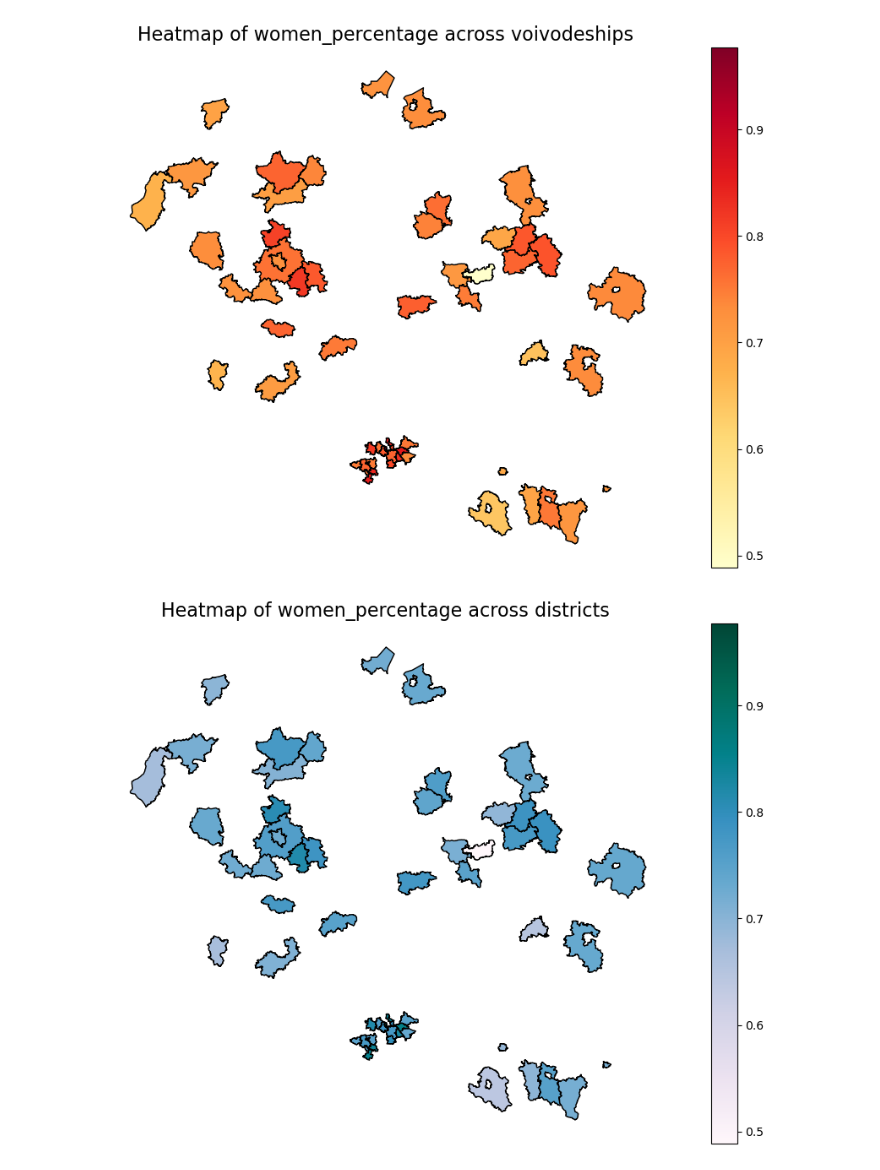
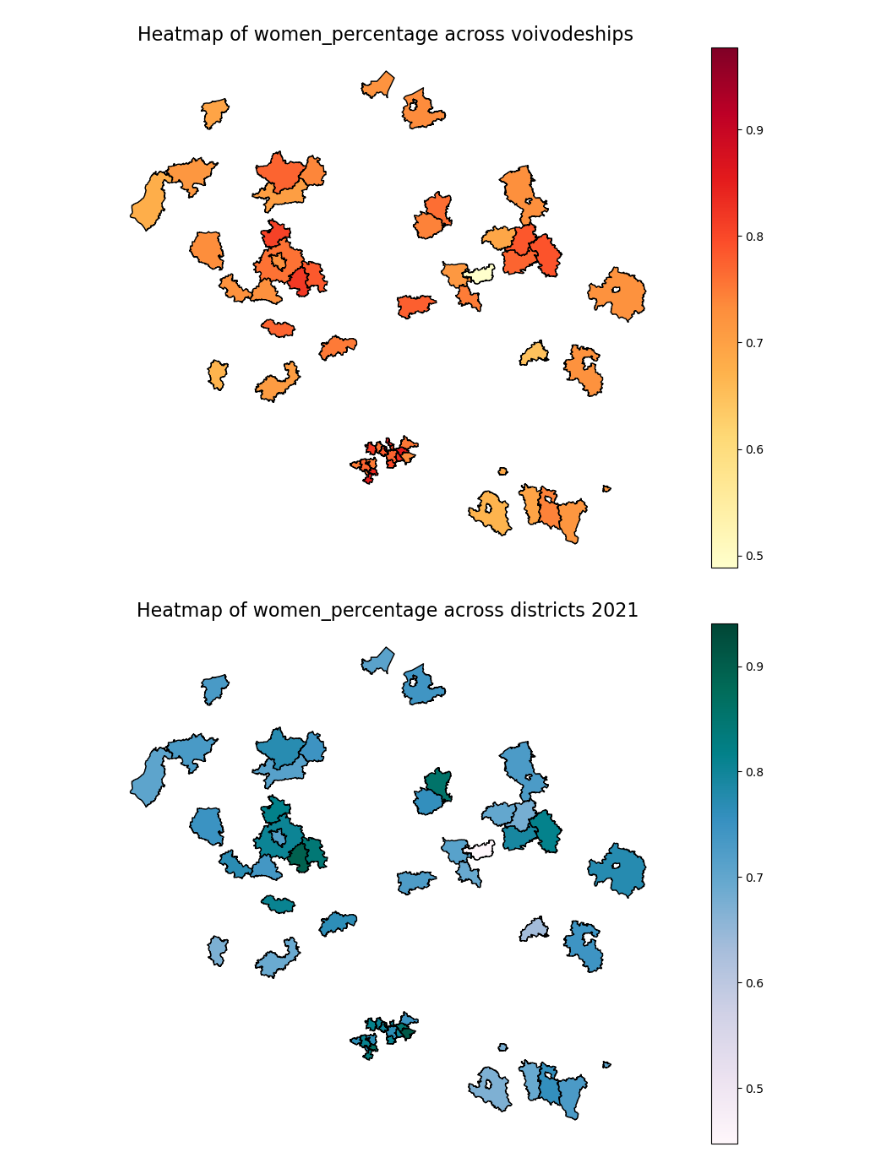
Before and after one commit to BERENZ/2024-mgr-sluzba-cywilna, a Jupyter notebook: Python/Code/maps_and_bdl_merge.ipynb, the cells around one changed output. Cells and saved outputs as stored; diff of their text form; code cells hidden in the pictures.

Commit message:
fixed bdl merge :)

```diff
--- a/Python/Code/maps_and_bdl_merge.ipynb
+++ b/Python/Code/maps_and_bdl_merge.ipynb
@@ -258,5 +268,4 @@ for key, value in columns_to_rename.items():
     merged_bdl.rename(columns={key: value}, inplace=True)
 # %%
 # Dropping duplicates.
-merged_bdl.drop_duplicates(subset=["ad_id"], inplace=True)
-len(merged_bdl)
+merged_bdl.drop_duplicates(subset=["ad_id", "year", "district", "voivodeship"], inplace=True)
@@ -271,26 +278,37 @@ merged_bdl['year'] = merged_bdl['year'].astype(int)
 for i in range(len(bdl_dfs_list)):
     bdl_dfs_list[i]['Kod'] = bdl_dfs_list[i]['Kod'].astype(str)
 
+    mask_whole_country = (bdl_dfs_list[i]['Kod'].str[0] == "0")
+    mask_whole_voivodeships = ((bdl_dfs_list[i]['Kod'].str[1] == "0") & (bdl_dfs_list[i]['Kod'].str[2] == "0"))
+
+    bdl_dfs_list[i] = bdl_dfs_list[i][~mask_whole_country]
+    bdl_dfs_list[i] = bdl_dfs_list[i][~mask_whole_voivodeships]
+
+    # For single-digit voivodeships, the code's length is 6.
+    mask_length_6 = (bdl_dfs_list[i]['Kod'].str.len() == 6)
+    mask_length_7 = (bdl_dfs_list[i]['Kod'].str.len() == 7)
+
     # Single-digits districts include 0 and we want to remove it (e.g. '07' instead of '7').
-    mask_1 = (bdl_dfs_list[i]['Kod'].str[2] == "0")
-    mask_2 = (bdl_dfs_list[i]['Kod'].str[2] != "0")
-    # Dropping rows where length of the code is different than 6.
-    mask_3 = (bdl_dfs_list[i]['Kod'].str.len() != 6)
+    mask_district_single_digit_length_6 = ((bdl_dfs_list[i]['Kod'].str[1] == "0") & mask_length_6)
+    mask_district_non_single_digit_length_6 = ((bdl_dfs_list[i]['Kod'].str[1] != "0") & mask_length_6)
+    mask_district_single_length_7 = ((bdl_dfs_list[i]['Kod'].str[2] == "0") & mask_length_7)
+    mask_district_non_single_length_7 = ((bdl_dfs_list[i]['Kod'].str[2] != "0") & mask_length_7)
 
-    bdl_dfs_list[i] = bdl_dfs_list[i][~mask_3]
-    bdl_dfs_list[i].loc[mask_1, 'district'] = bdl_dfs_list[i].loc[mask_1, 'Kod'].str[3:4]
-    bdl_dfs_list[i].loc[mask_2, 'district'] = bdl_dfs_list[i].loc[mask_2, 'Kod'].str[2:4]
+    # Districts.
+    bdl_dfs_list[i].loc[mask_district_single_digit_length_6, 'district'] = bdl_dfs_list[i].loc[mask_district_single_digit_length_6, 'Kod'].str[2:3]
+    bdl_dfs_list[i].loc[mask_district_non_single_digit_length_6, 'district'] = bdl_dfs_list[i].loc[mask_district_non_single_digit_length_6, 'Kod'].str[1:3]
+    bdl_dfs_list[i].loc[mask_district_single_length_7, 'district'] = bdl_dfs_list[i].loc[mask_district_single_length_7, 'Kod'].str[3:4]
+    bdl_dfs_list[i].loc[mask_district_non_single_length_7, 'district'] = bdl_dfs_list[i].loc[mask_district_non_single_length_7, 'Kod'].str[2:4]
+
     # Voivodeships.
-    bdl_dfs_list[i]["voivodeship"] = bdl_dfs_list[i]["Kod"].str[0:2]
+    bdl_dfs_list[i].loc[mask_length_6, 'voivodeship'] = bdl_dfs_list[i].loc[mask_length_6, 'Kod'].str[0:1]
+    bdl_dfs_list[i].loc[mask_length_7, 'voivodeship'] = bdl_dfs_list[i].loc[mask_length_7, 'Kod'].str[0:2]
 
     # Inconsistent data types.
     bdl_dfs_list[i]['district'] = bdl_dfs_list[i]['district'].astype(str)
     bdl_dfs_list[i]['voivodeship'] = bdl_dfs_list[i]['voivodeship'].astype(str)
     bdl_dfs_list[i]['Rok'] = bdl_dfs_list[i]['Rok'].astype(int)
 
-    # "0" is the code for all of Poland.
-    bdl_dfs_list[i] = bdl_dfs_list[i][bdl_dfs_list[i]["district"] != "0"]
-    bdl_dfs_list[i] = bdl_dfs_list[i][bdl_dfs_list[i]["voivodeship"] != "0"]
     bdl_dfs_list[i].drop(['Kod'], axis=1, inplace=True)
 
     # Merge
@@ -404,40 +374,40 @@ column_of_choice = input("Type a metric column\n")
 if_subset = input("Subset the data to a particular year?\nType 'yes' or 'no'\n")
 if if_subset == "yes":
     year_of_choice = int(input("choose year\n"))
-    powiaty_map = merged_bdl[["district_name", "geometry", column_of_choice, "year_announced"]]
-    powiaty_map = powiaty_map[powiaty_map["year_announced"] == year_of_choice]
+    powiaty_map = merged_bdl[["district_name", "geometry", column_of_choice, "year"]]
+    powiaty_map = powiaty_map[powiaty_map["year"] == year_of_choice]
 else:
     powiaty_map = merged_bdl[["district_name", "geometry", column_of_choice]]
 
 # Aggregation.
 aggregated_powiaty_map = (
     powiaty_map.groupby("district_name")
     .agg({
         column_of_choice: group_by,
         "geometry": "first"
     })
     .reset_index()
 )
 
 # Making the df a geo df once again.
 aggregated_powiaty_map = gpd.GeoDataFrame(aggregated_powiaty_map, geometry=aggregated_powiaty_map["geometry"])
 
 fig, ax = plt.subplots(1, 1, figsize=(12, 8))
 
 aggregated_powiaty_map.plot(
     column=column_of_choice,
     cmap="PuBuGn",
     legend=True,
     edgecolor="black",
     ax=ax
 )
 
 ax.set_title(f"Heatmap of {column_of_choice} across districts {year_of_choice}", fontsize=16)
 ax.axis("off")
 
 plt.show()
 # %% [output]
-[figure, old version]
+[figure, new version]
 # %%
 # Copy of the above code for comparison between maps.
 
```
Also changed, not shown: parts of 11 cells of this notebook.
